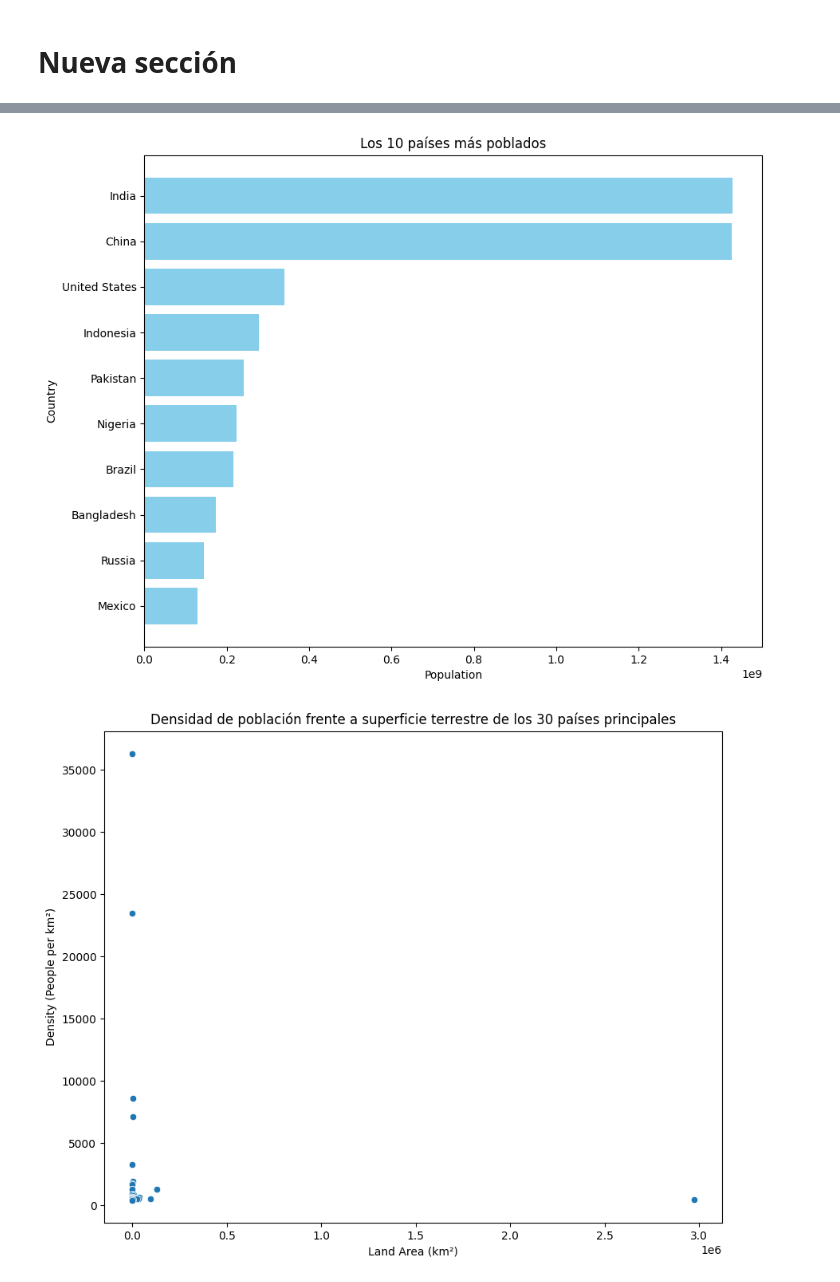
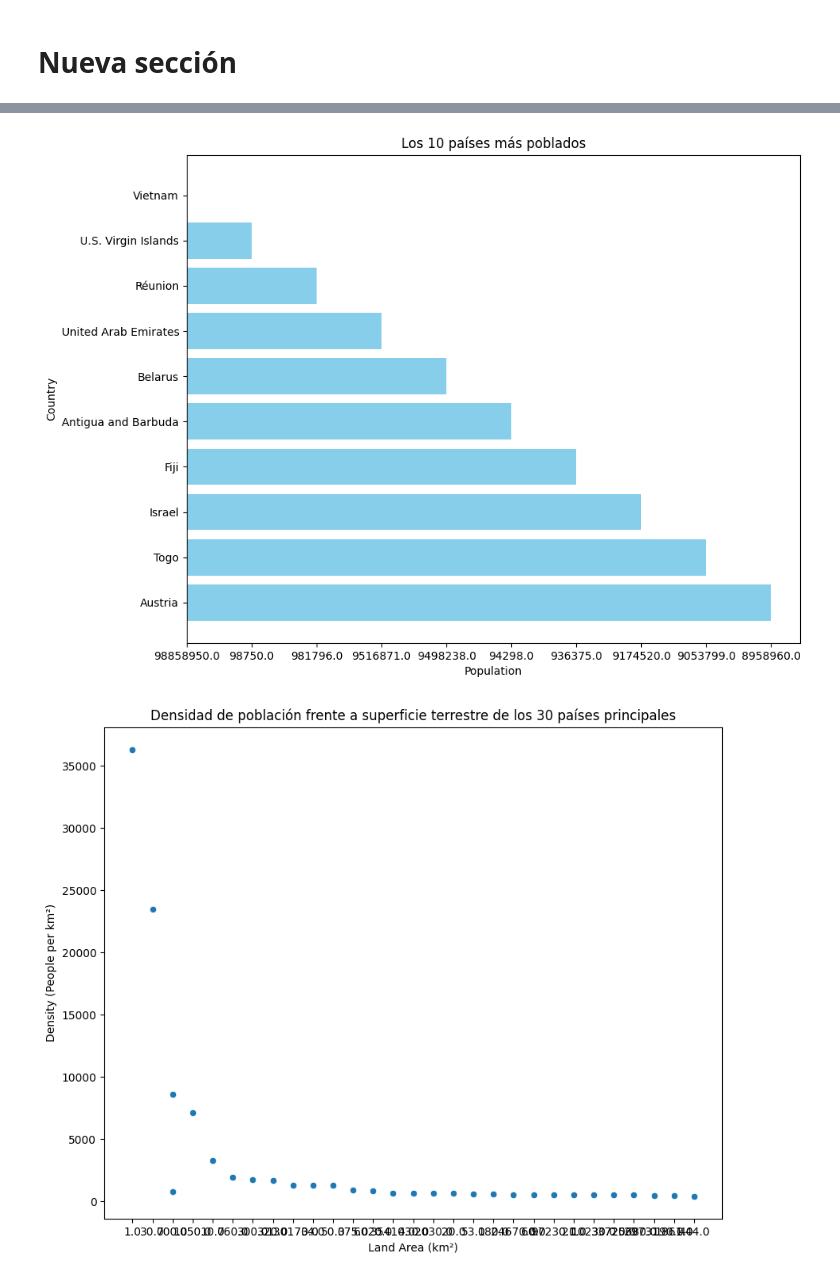
Before and after one commit to ibarajas248/DataAnalisis_python, a Jupyter notebook: Analisis_de_datos_mysql_pandas_matplotlib.ipynb, the cells around one changed output, grey strips where cells are left out. Drawn from its saved outputs; the diff is of its cells as text; code cells hidden in the pictures.

```diff
--- a/Analisis_de_datos_mysql_pandas_matplotlib.ipynb
+++ b/Analisis_de_datos_mysql_pandas_matplotlib.ipynb
@@ -206,7 +197,7 @@ def run_query(query):
 
 query1 = """
 SELECT Country, Population
-FROM population
+FROM population_2
 ORDER BY Population DESC
 LIMIT 10;
 """
@@ -232,7 +223,7 @@ plt.show()
 
 query2 = """
 SELECT Country, Population / LandArea AS Density, LandArea
-FROM population
+FROM population_2
 WHERE LandArea > 0
 ORDER BY (Population / LandArea) DESC
 LIMIT 30;
@@ -240,33 +231,33 @@ LIMIT 30;
 df2 = run_query(query2)
 plt.figure(figsize=(10, 8))
 sns.scatterplot(x=df2[2], y=df2[1])
 plt.xlabel('Land Area (km²)')
 plt.ylabel('Density (People per km²)')
 plt.title('Densidad de población frente a superficie terrestre de los 30 países principales')
 plt.show()
 
 
 def run_query(query):
     db = connect_to_database()
     cursor = db.cursor()
     cursor.execute(query)
     result = cursor.fetchall()
     cursor.close()
     db.close()
     return pd.DataFrame(result, columns=['Fertility Rate'])
 
 query = """
-SELECT FertRate FROM population WHERE FertRate IS NOT NULL;
+SELECT FertRate FROM population_2 WHERE FertRate IS NOT NULL;
 """
 df = run_query(query)
 
 # Histograma de Tasas de Fertilidad
 plt.figure(figsize=(10, 6))
 plt.hist(df['Fertility Rate'], bins=20, color='lightgreen', edgecolor='black')
 plt.xlabel('Fertility Rate')
 plt.ylabel('Number of Countries')
 plt.title('Distribución de las tasas de fertilidad en los países')
 plt.show()
 # %% [output]
-[figure, old version]
+[figure, new version]
-[figure, old version]
+[figure, new version]
```
Also changed, not shown: parts of 4 cells of this notebook.
